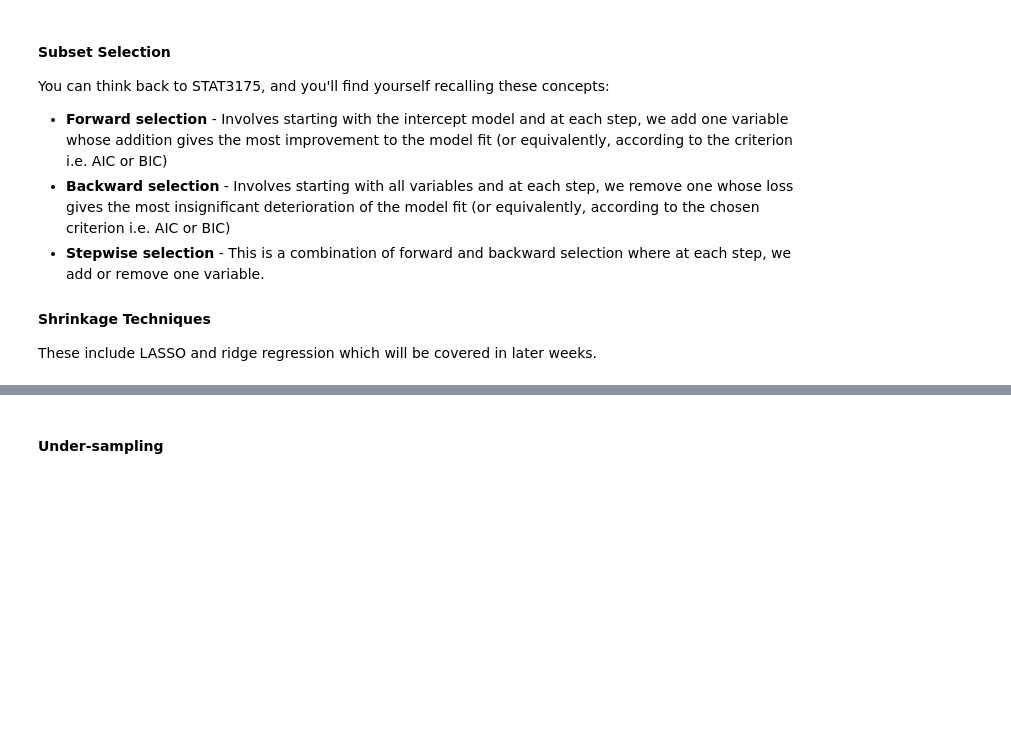
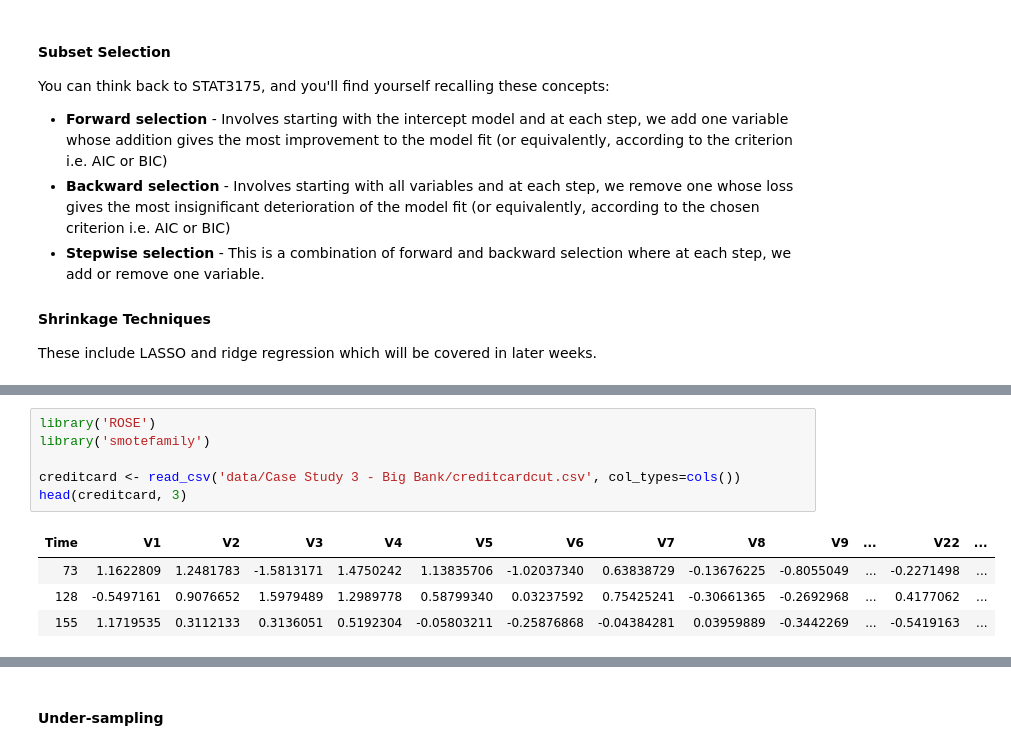
Before and after one commit to LanceWhitehorn/ACST4005, a Jupyter notebook: 05 - Data Understanding & Preparation (Part 3).ipynb, the cells around one changed output, grey strips where cells are left out. Drawn from its saved outputs; the diff is of its cells as text; blank space fills up the shorter version.

```diff
--- a/05 - Data Understanding & Preparation (Part 3).ipynb
+++ b/05 - Data Understanding & Preparation (Part 3).ipynb
@@ -479,0 +490,11 @@ There are a few methods to treat imbalanced datasets:
+# %%
+library('ROSE')
+library('smotefamily')
+
+creditcard <- read_csv('data/Case Study 3 - Big Bank/creditcardcut.csv', col_types=cols())
+head(creditcard, 3)
+# %% [output]
+| Time | V1 | V2 | V3 | V4 | V5 | V6 | V7 | V8 | V9 | ... | V22 | ... |
+| 73 | 1.1622809 | 1.2481783 | -1.5813171 | 1.4750242 | 1.13835706 | -1.02037340 | 0.63838729 | -0.13676225 | -0.8055049 | ... | -0.2271498 | ... |
+| 128 | -0.5497161 | 0.9076652 | 1.5979489 | 1.2989778 | 0.58799340 | 0.03237592 | 0.75425241 | -0.30661365 | -0.2692968 | ... | 0.4177062 | ... |
+| 155 | 1.1719535 | 0.3112133 | 0.3136051 | 0.5192304 | -0.05803211 | -0.25876868 | -0.04384281 | 0.03959889 | -0.3442269 | ... | -0.5419163 | ... |
```
Also changed, not shown: parts of 11 cells of this notebook.
